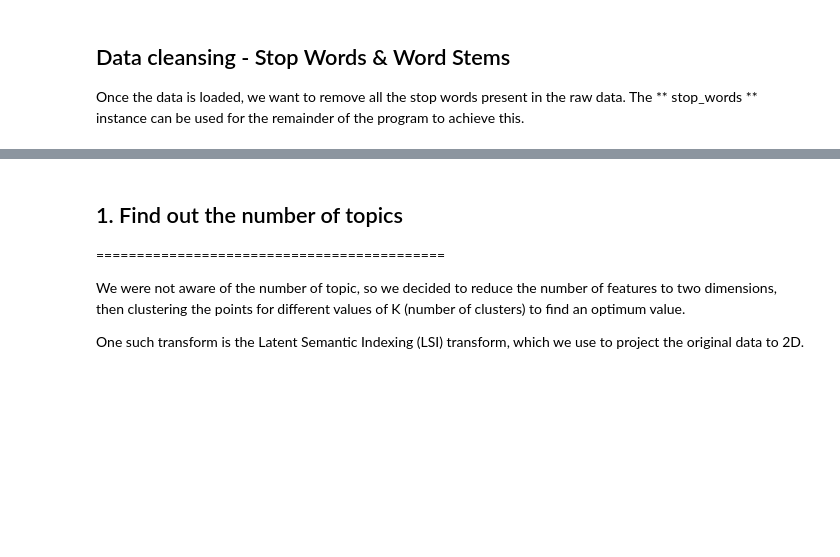
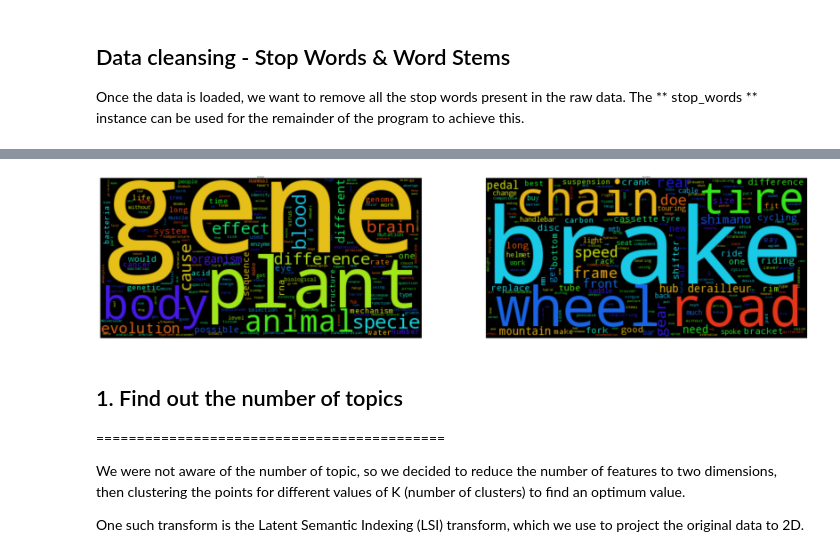
Before and after one commit to dhruvaray/soml, a Jupyter notebook: index.ipynb, the cells around one changed output, grey strips where cells are left out. Saved outputs shown, nothing was run; the diff lists cells and outputs as text; code cells hidden in the pictures; blank space fills up the shorter version.

```diff
--- a/index.ipynb
+++ b/index.ipynb
@@ -75,10 +75,6 @@ from sklearn.decomposition import PCA
 from sklearn.decomposition import TruncatedSVD
 
 from wordcloud import WordCloud
-from __future__ import print_function
-from ipywidgets import interact, interactive, fixed
-import ipywidgets as widgets
-
 
 SAMPLE_SIZE = 20000
 RECOMPUTE_MODEL = True
@@ -99,7 +95,7 @@ samples[SITE2] = [
 
 
 stopw = {}
-stopw[SITE1] = ['biology']
+stopw[SITE1] = ['biology', 'human', 'cell', 'dna', 'protein','doe']
 stopw[SITE2] = ['bike','bicycle','bikes','bicycles']
 # %%
 # Global variables
@@ -252,3 +280,32 @@ for site in SITES:
+# %%
+# Has to be better way to do this
+def getWordOccurencesInCorpus(site):
+    wordfreq = {}
+    for row in Corpora[site]:
+        for words in row:
+            w = Dictionaries[site].get(words[0])
+            if w in wordfreq:
+                wordfreq[w] += words[1]
+            else:
+                wordfreq[w] = 1
+    freqs = []
+    for k in wordfreq:
+        freqs.append((k,(wordfreq[k])))
+    return freqs
+
+fig = plt.figure(figsize=(30*3, 30))
+plotId=1
+for site in SITES:
+    wfreq = getWordOccurencesInCorpus(site)
+    plt.subplot(120+plotId)
+    plt.imshow(WordCloud().fit_words(wfreq))
+    plt.axis("off")
+    plt.title(site + `plotId`)
+    plotId +=1
+
+plt.show()
+# %% [output]
+[figure, added]
 # %% [markdown]
 ## 1. Find out the number of topics
 ===========================================
```
Also changed, not shown: parts of 19 cells of this notebook.
